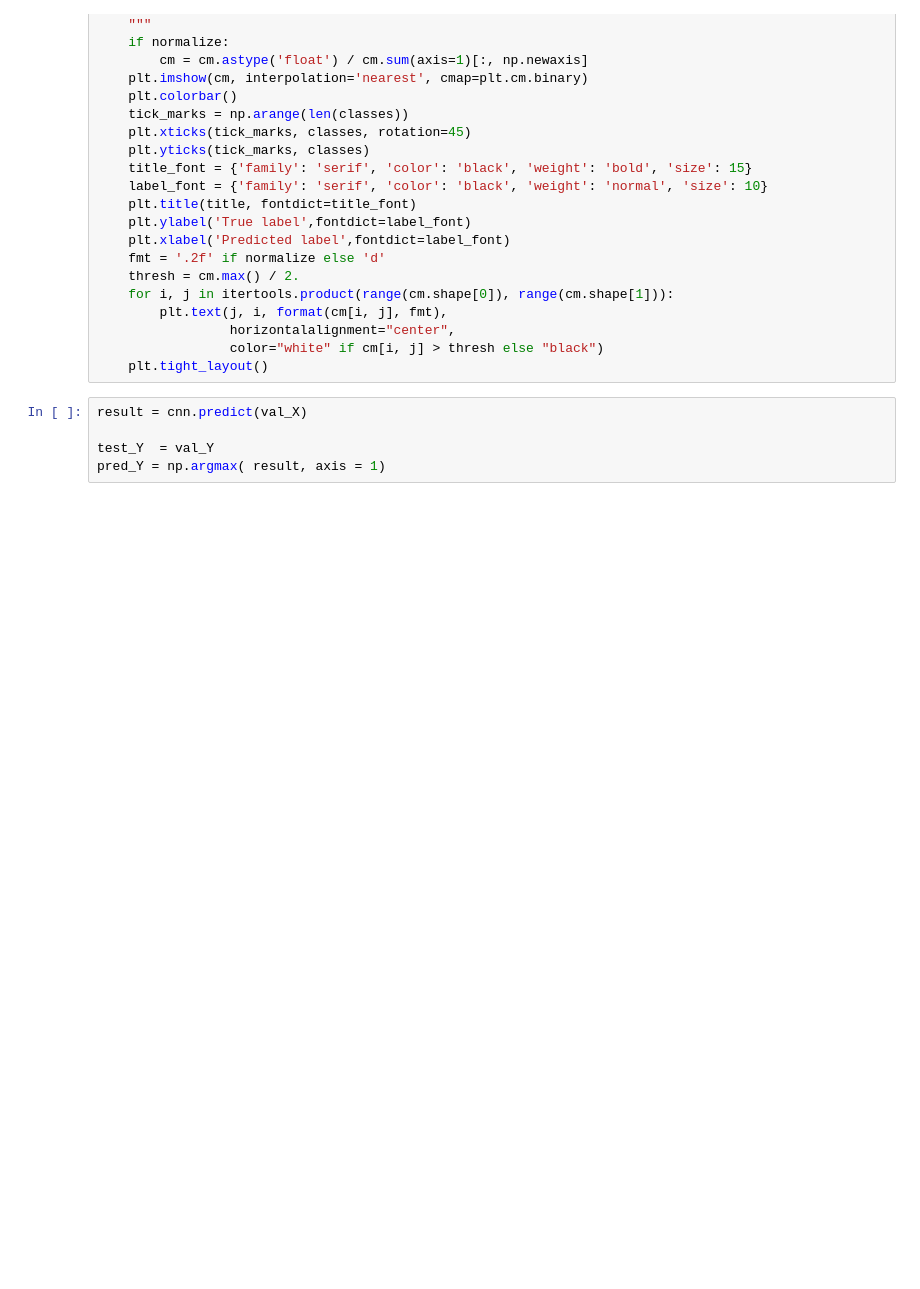
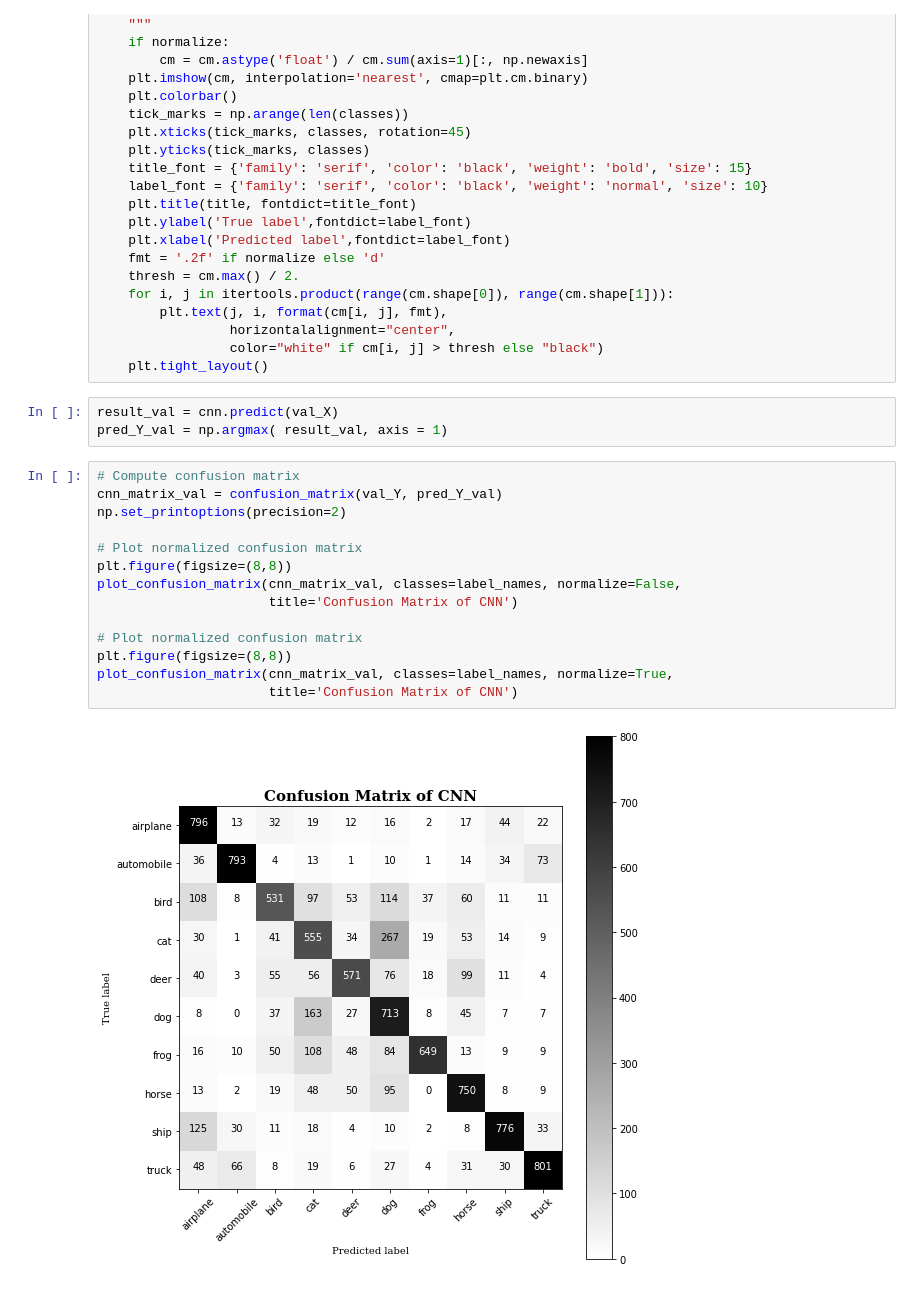
Before and after one commit to judrodriguezdu/judrodriguezdu.github.io, a Jupyter notebook: CIFAR_10_CNN.ipynb, the cells around one changed output. Saved outputs shown, nothing was run; the diff lists cells and outputs as text; blank space fills up the shorter version.

```diff
--- a/CIFAR_10_CNN.ipynb
+++ b/CIFAR_10_CNN.ipynb
@@ -339,7 +340,21 @@ def plot_confusion_matrix(cm, classes, normalize, title):
                  color="white" if cm[i, j] > thresh else "black")
     plt.tight_layout()
 # %%
-result = cnn.predict(val_X)
-
-test_Y  = val_Y
-pred_Y = np.argmax( result, axis = 1)
+result_val = cnn.predict(val_X)
+pred_Y_val = np.argmax( result_val, axis = 1)
+# %%
+# Compute confusion matrix
+cnn_matrix_val = confusion_matrix(val_Y, pred_Y_val)
+np.set_printoptions(precision=2)
+
+# Plot normalized confusion matrix
+plt.figure(figsize=(8,8))
+plot_confusion_matrix(cnn_matrix_val, classes=label_names, normalize=False,
+                      title='Confusion Matrix of CNN')
+
+# Plot normalized confusion matrix
+plt.figure(figsize=(8,8))
+plot_confusion_matrix(cnn_matrix_val, classes=label_names, normalize=True,
+                      title='Confusion Matrix of CNN')
+# %% [output]
+[figure, added]
```
Also changed, not shown: parts of 21 cells of this notebook.
